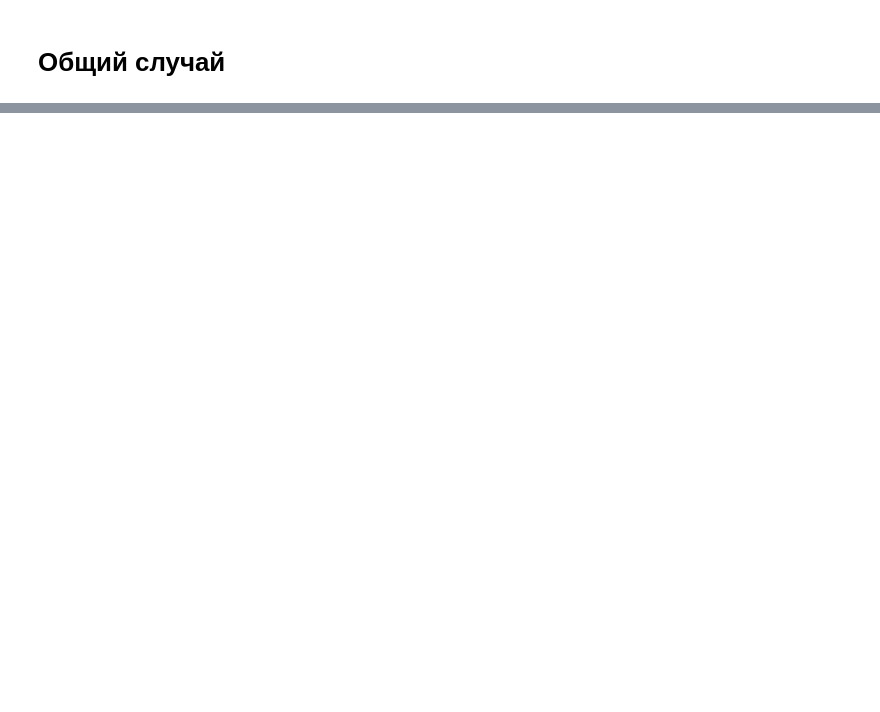
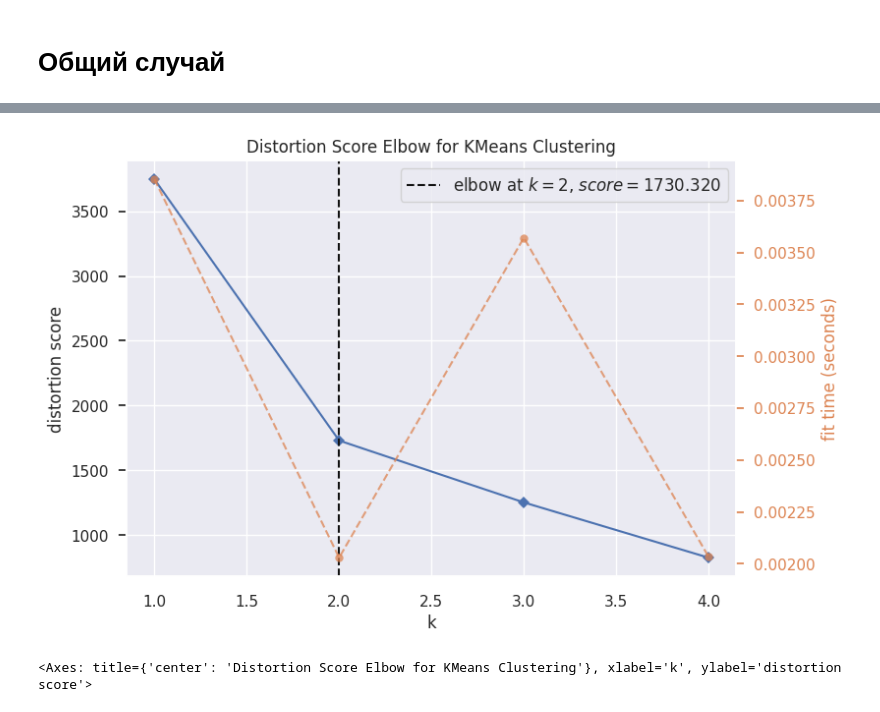
Before and after one commit to Vladislav-Kanev/Clustering_lab2, a Jupyter notebook: report.ipynb, the cells around one changed output, grey strips where cells are left out. Cells and saved outputs as stored; diff of their text form; code cells hidden in the pictures; blank space fills up the shorter version.

Commit message:
Add elbow method

```diff
--- a/report.ipynb
+++ b/report.ipynb
@@ -342,0 +362,15 @@ calculate_rand_index(clusterization_k3['data_y'], adjusted_rand_score)
+# %%
+from sklearn.cluster import KMeans
+from yellowbrick.cluster import KElbowVisualizer
+
+model = KMeans(max_iter=300,  # максимальное число итераций K-means для одного запуска
+                    random_state=42,
+                    n_init="auto")
+
+visualizer = KElbowVisualizer(model, k = (1, 5))
+
+visualizer.fit(data_x)
+visualizer.show()
+# %% [output]
+[figure, added]
+<Axes: title={'center': 'Distortion Score Elbow for KMeans Clustering'}, xlabel='k', ylabel='distortion score'>
```
Also changed, not shown: parts of 5 cells of this notebook.
